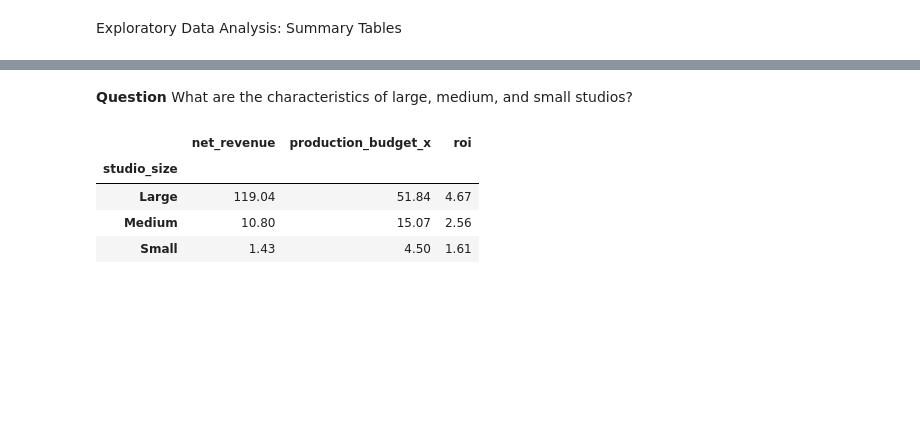
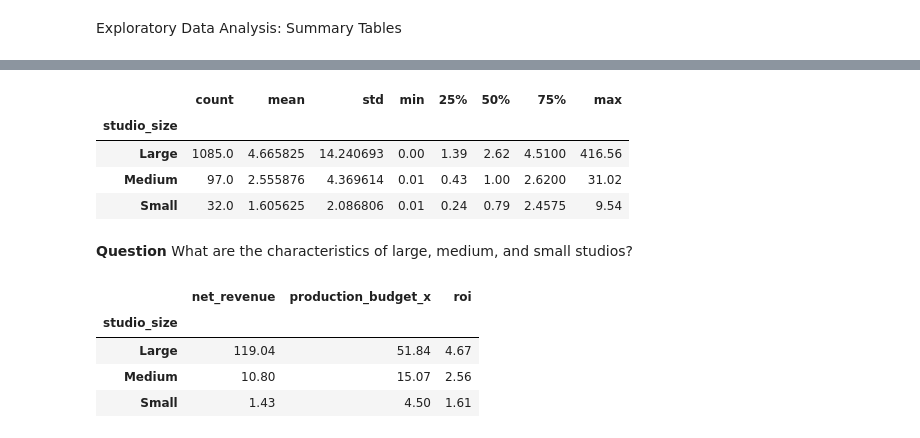
Before and after one commit to StevenDye/FIS-Mod1-Project, a Jupyter notebook: project/ALSummaryTables.ipynb, the cells around one changed output, grey strips where cells are left out. Saved outputs shown, nothing was run; the diff lists cells and outputs as text; code cells hidden in the pictures; blank space fills up the shorter version.

```diff
--- a/project/ALSummaryTables.ipynb
+++ b/project/ALSummaryTables.ipynb
@@ -36,3 +38,11 @@ final_df.head()
+# %%
+final_df.groupby('studio_size')['roi'].describe()
+# %% [output]
+|  | count | mean | std | min | 25% | 50% | 75% | max |
+| studio_size |  |  |  |  |  |  |  |  |
+| Large | 1085.0 | 4.665825 | 14.240693 | 0.00 | 1.39 | 2.62 | 4.5100 | 416.56 |
+| Medium | 97.0 | 2.555876 | 4.369614 | 0.01 | 0.43 | 1.00 | 2.6200 | 31.02 |
+| Small | 32.0 | 1.605625 | 2.086806 | 0.01 | 0.24 | 0.79 | 2.4575 | 9.54 |
 # %% [markdown]
 **Question**
 What are the characteristics of large, medium, and small studios?
```
Also changed, not shown: parts of 1 cell of this notebook, 2 other files.
